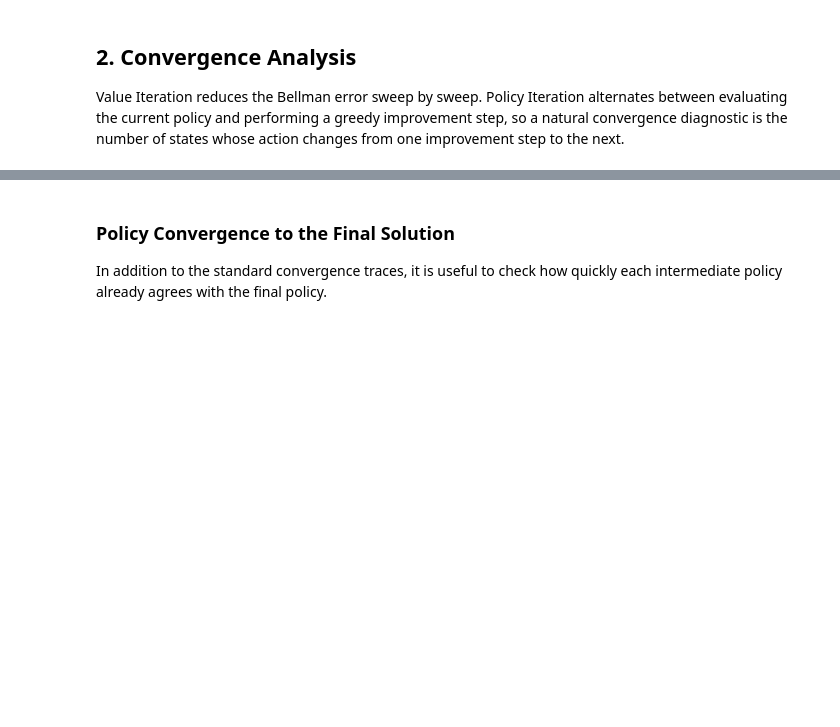
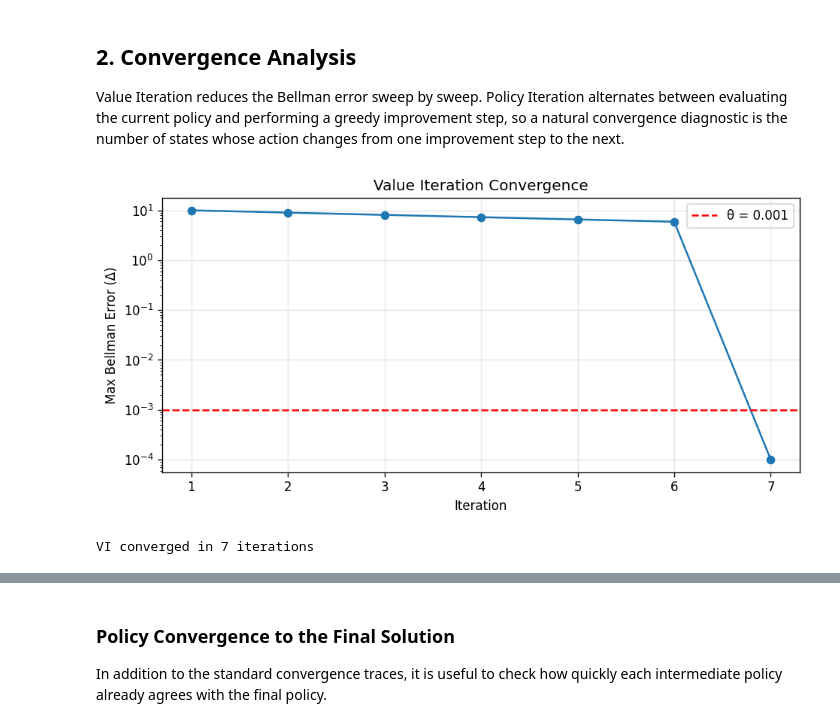
Before and after one commit to rl-textbook/reinforcement-learning, a Jupyter notebook: notebooks/chapter2_mdp_foundations.ipynb, the cells around one changed output, grey strips where cells are left out. Drawn from its saved outputs; the diff is of its cells as text; code cells hidden in the pictures; blank space fills up the shorter version.

Commit message:
Fixed plotting issues for notebook.

```diff
--- a/notebooks/chapter2_mdp_foundations.ipynb
+++ b/notebooks/chapter2_mdp_foundations.ipynb
@@ -124,19 +140,25 @@ improvement step to the next.
 # %%
 # Trace VI convergence
 deltas_vi4, policies_vi4 = value_iteration_trace(env4, theta=0.001)
 
+eps = 0.0001  # small positive floor for log-scale plotting
+plot_deltas = [d if d > 0 else eps for d in deltas_vi4]
+
 fig, ax = plt.subplots(figsize=(8, 4))
-ax.semilogy(range(1, len(deltas_vi4) + 1), deltas_vi4, "o-", color="C0")
+ax.semilogy(range(1, len(plot_deltas) + 1), plot_deltas, "o-", color="C0")
 ax.axhline(0.001, color="red", ls="--", label="θ = 0.001")
 ax.set_xlabel("Iteration")
 ax.set_ylabel("Max Bellman Error (Δ)")
 ax.set_title("Value Iteration Convergence")
 ax.legend()
 ax.grid(True, alpha=0.3)
 plt.tight_layout()
 plt.show()
 
 print(f"VI converged in {len(deltas_vi4)} iterations")
+# %% [output]
+[figure, added]
+VI converged in 7 iterations
 # %%
 # Trace PI convergence
 changes_pi4, policies_pi4 = policy_iteration_trace(env4, theta=0.001)
```
Also changed, not shown: parts of 12 cells of this notebook.
